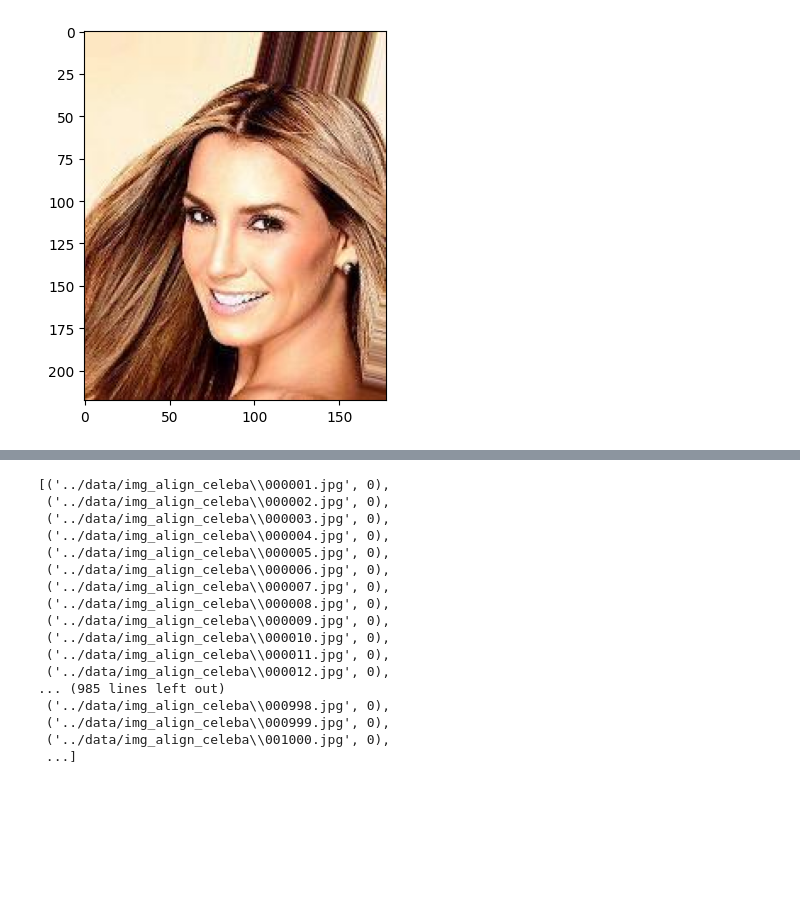
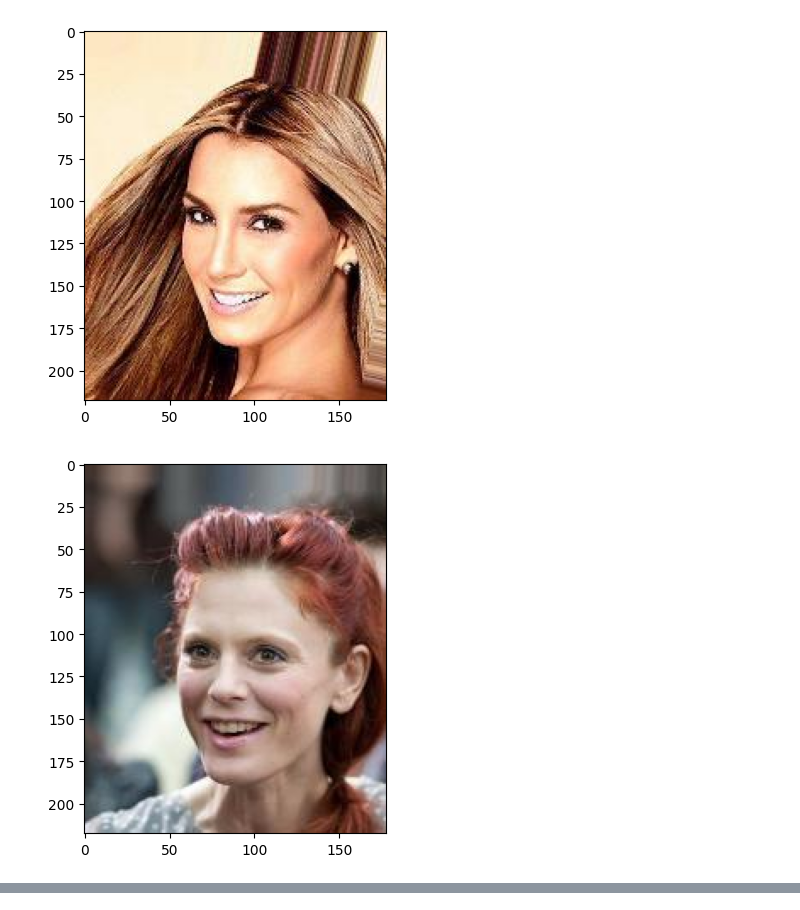
Before and after one commit to Nemes2000/diffusion-model, a Jupyter notebook: src/first_step.ipynb, the cells around one changed output, grey strips where cells are left out. Drawn from its saved outputs; the diff is of its cells as text; code cells hidden in the pictures; blank space fills up the shorter version.

```diff
--- a/src/first_step.ipynb
+++ b/src/first_step.ipynb
@@ -15,16 +15,17 @@ import pandas
 # with zipfile.ZipFile('../data/img_align_celeba.zip', 'r') as zip_ref:
 #     zip_ref.extractall('../data')
 # %%
-image_folder = '../data/img_align_celeba'
+image_folder = '../data/dataset/train'
 image_files = os.listdir(image_folder)
 images = []
 
 for i in range(10):  # Load 10 images
     image_path = os.path.join(image_folder, image_files[i])
     image = PIL.Image.open(image_path)
     images.append(image)
 
-plt.imshow(images[0])
-plt.show()
+    plt.imshow(image)
+    plt.show()
 # %% [output]
 [figure]
+[figure, added]
@@ -48,25 +58,7 @@ reverse_transform = transforms.Compose([
 ])
 
 
-dataset = torchvision.datasets.ImageFolder(root='../data/', transform=transform)
+dataset = torchvision.datasets.ImageFolder(root='../data/dataset', transform=transform)
 
 # x_train, x_test, _, _ = train_test_split(dataset, test_size=0.2, )
 # dataloader = torch.utils.data.DataLoader(dataset, batch_size=4, shuffle=True)
-# %% [output]
-[('../data/img_align_celeba\\000001.jpg', 0),
- ('../data/img_align_celeba\\000002.jpg', 0),
- ('../data/img_align_celeba\\000003.jpg', 0),
- ('../data/img_align_celeba\\000004.jpg', 0),
- ('../data/img_align_celeba\\000005.jpg', 0),
- ('../data/img_align_celeba\\000006.jpg', 0),
- ('../data/img_align_celeba\\000007.jpg', 0),
- ('../data/img_align_celeba\\000008.jpg', 0),
- ('../data/img_align_celeba\\000009.jpg', 0),
- ('../data/img_align_celeba\\000010.jpg', 0),
- ('../data/img_align_celeba\\000011.jpg', 0),
- ('../data/img_align_celeba\\000012.jpg', 0),
-... (985 lines left out)
- ('../data/img_align_celeba\\000998.jpg', 0),
- ('../data/img_align_celeba\\000999.jpg', 0),
- ('../data/img_align_celeba\\001000.jpg', 0),
- ...]
```
Also changed, not shown: parts of 6 cells of this notebook, 4 other files.
